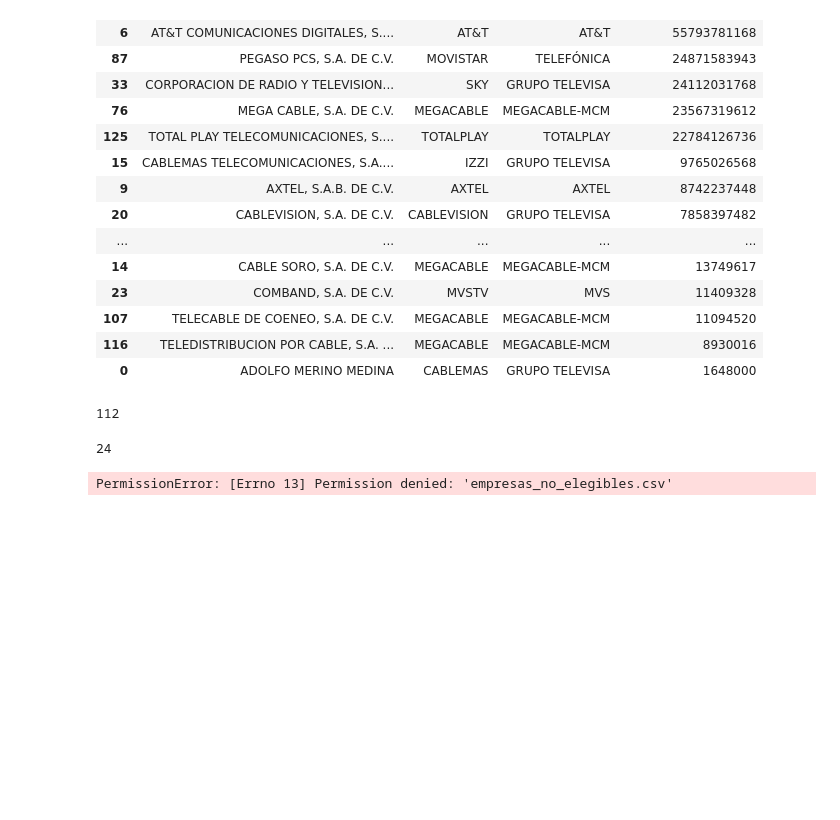
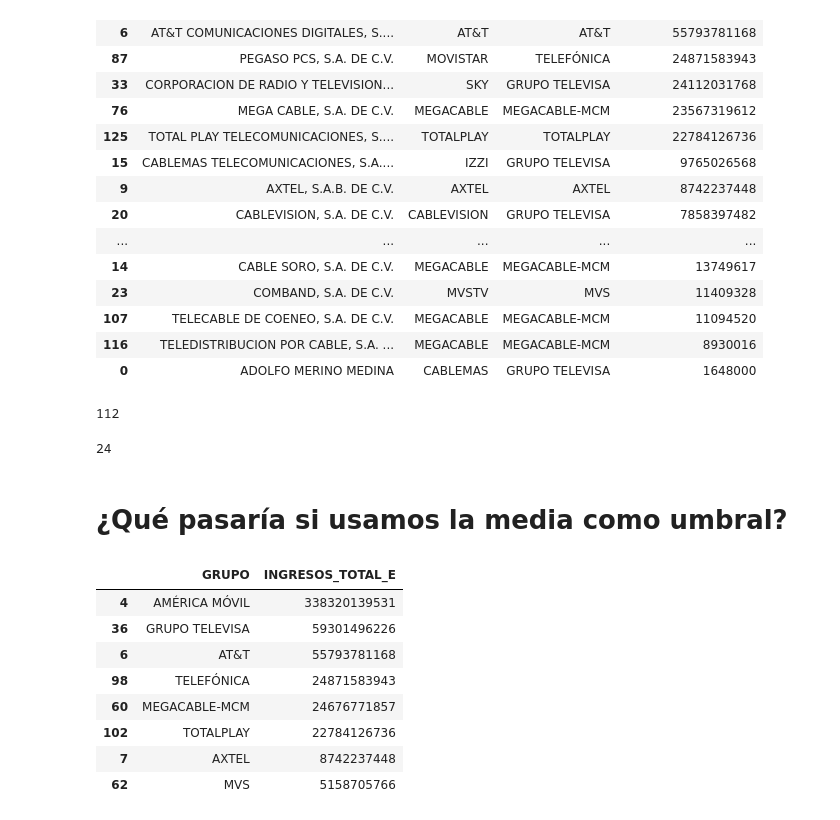
Before and after one commit to RodGuarneros/BiasAnalysis, a Jupyter notebook: Elegibilidad_CPO_Ingresos2021_final.ipynb, the cells around one changed output. Saved outputs shown, nothing was run; the diff lists cells and outputs as text; code cells hidden in the pictures; blank space fills up the shorter version.

```diff
--- a/Elegibilidad_CPO_Ingresos2021_final.ipynb
+++ b/Elegibilidad_CPO_Ingresos2021_final.ipynb
@@ -638,7 +661,23 @@ len(lista_no_elegibles)
 # %% [output]
 24
 # %%
-lista_elegibles.to_csv('empresas_elegibles2.csv')
-lista_no_elegibles.to_csv('empresas_no_elegibles.csv', encoding='Latin1')
+lista_elegibles.to_csv('empresas_elegibles3.csv')
+lista_no_elegibles.to_csv('empresas_no_elegibles3.csv', encoding='Latin1')
-# %% [output]
-PermissionError: [Errno 13] Permission denied: 'empresas_no_elegibles.csv'
+# %% [markdown]
+# ¿Qué pasaría si usamos la media como umbral?
+# %%
+# La media de los ingresos es de: $21,350,186.206439875
+# 51 empresas fuera incluyendo OMVs
+
+no_cpo_media = ingresos_agrupados_transformables[ingresos_agrupados_transformables['INGRESOS_TOTAL_E']>4748396875.203619].sort_values(by=['INGRESOS_TOTAL_E'], ascending=False)
+no_cpo_media
+# %% [output]
+|  | GRUPO | INGRESOS_TOTAL_E |
+| 4 | AMÉRICA MÓVIL | 338320139531 |
+| 36 | GRUPO TELEVISA | 59301496226 |
+| 6 | AT&T | 55793781168 |
+| 98 | TELEFÓNICA | 24871583943 |
+| 60 | MEGACABLE-MCM | 24676771857 |
+| 102 | TOTALPLAY | 22784126736 |
+| 7 | AXTEL | 8742237448 |
+| 62 | MVS | 5158705766 |
```
Also changed, not shown: parts of 6 cells of this notebook, 7 other files.
